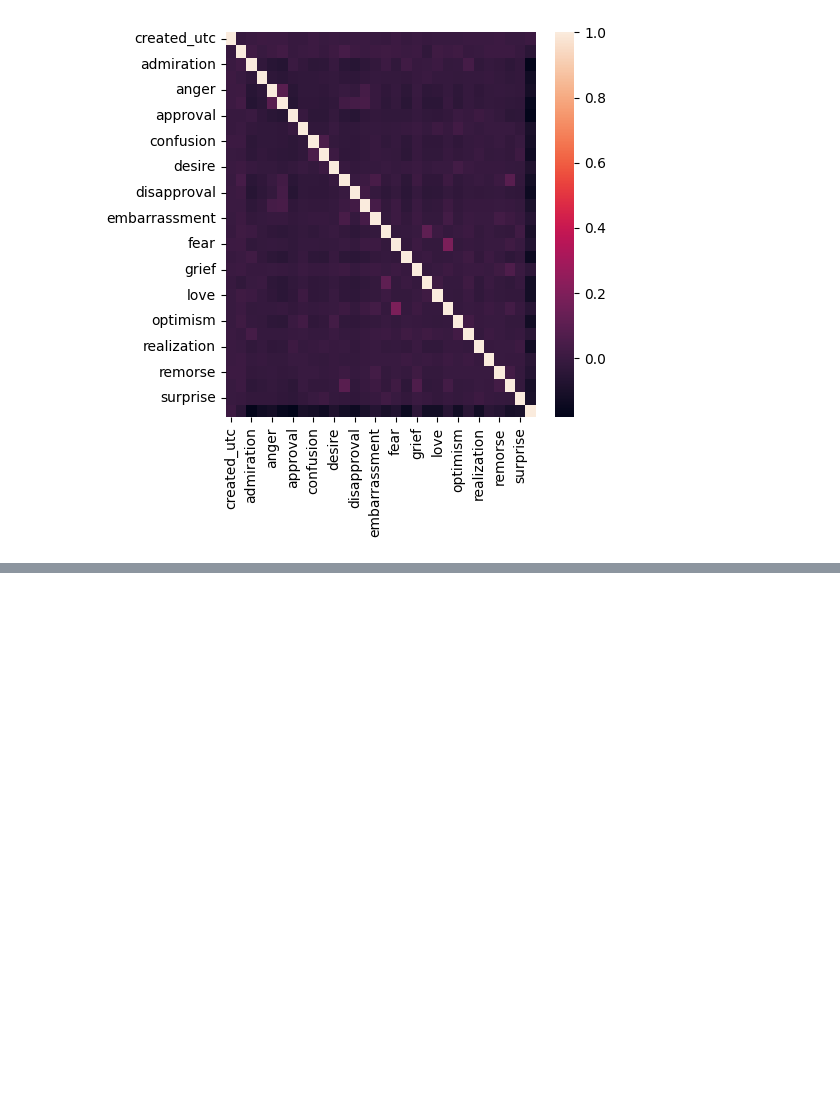
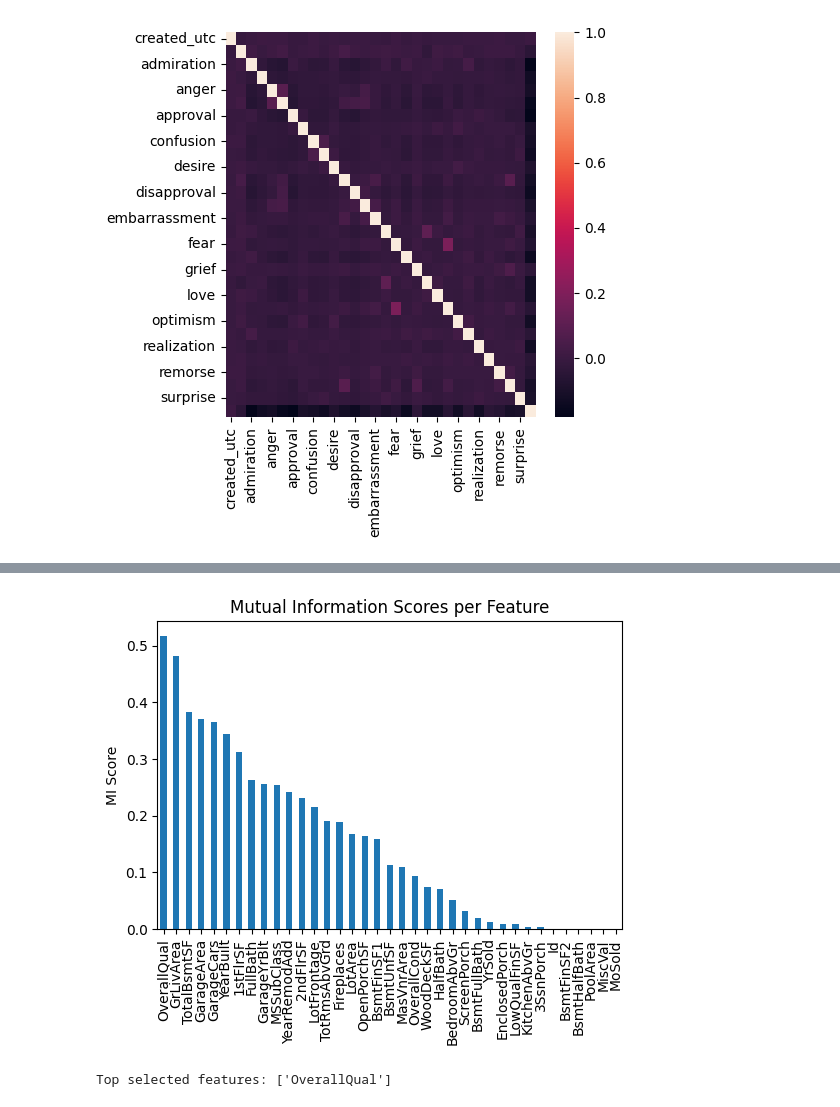
Before and after one commit to AMJAMAITHILI/ML_LAB-141, a Jupyter notebook: ML_LAB2.ipynb, the cells around one changed output, grey strips where cells are left out. Saved outputs shown, nothing was run; the diff lists cells and outputs as text; code cells hidden in the pictures; blank space fills up the shorter version.

```diff
--- a/ML_LAB2.ipynb
+++ b/ML_LAB2.ipynb
@@ -171,0 +199,14 @@ Number of correlated features: 0
+# %%
+fill_values = {}
+
+# Numeric columns → mean
+fill_values.update(df1.mean(numeric_only=True))#update method adds the column names (as keys) and their corresponding means to the fill_values dict
+
+# Object/text columns → mode
+fill_values.update({
+    col: df1[col].mode(dropna=True)[0] #ignoring NaN values so dropna=True [0]->first of many modes
+    for col in df1.select_dtypes(include='object').columns
+    if not df1[col].mode(dropna=True).empty
+})
+
+df1.fillna(fill_values, inplace=True)
@@ -171,0 +297,30 @@ Number of correlated features: 0
+# %%
+from sklearn.feature_selection import mutual_info_regression, SelectKBest
+import pandas as pd
+import matplotlib.pyplot as plt
+X_num = x_train.select_dtypes(include=['number'])
+
+mi_scores = mutual_info_regression(X_num, y_train)
+
+# 2. Convert to a pandas Series for readability
+mi_series = pd.Series(mi_scores)
+mi_series.index = X_num.columns  # Label each MI score with its corresponding feature
+
+# 3. Sort the MI scores (highest first)
+mi_series = mi_series.sort_values(ascending=False)
+
+# 4. Visualize the scores using a bar chart
+plt.figure(figsize=(6,4))
+mi_series.plot.bar()
+plt.title("Mutual Information Scores per Feature")
+plt.ylabel("MI Score")
+plt.show()
+from sklearn.feature_selection import SelectKBest
+selector = SelectKBest(mutual_info_regression, k=1)
+selector.fit(X_num, y_train)
+
+selected_features = X_num.columns[selector.get_support()]
+print(f"Top selected features:", selected_features.tolist())
+# %% [output]
+[figure, added]
+Top selected features: ['OverallQual']
```
Also changed, not shown: parts of 12 cells of this notebook.
